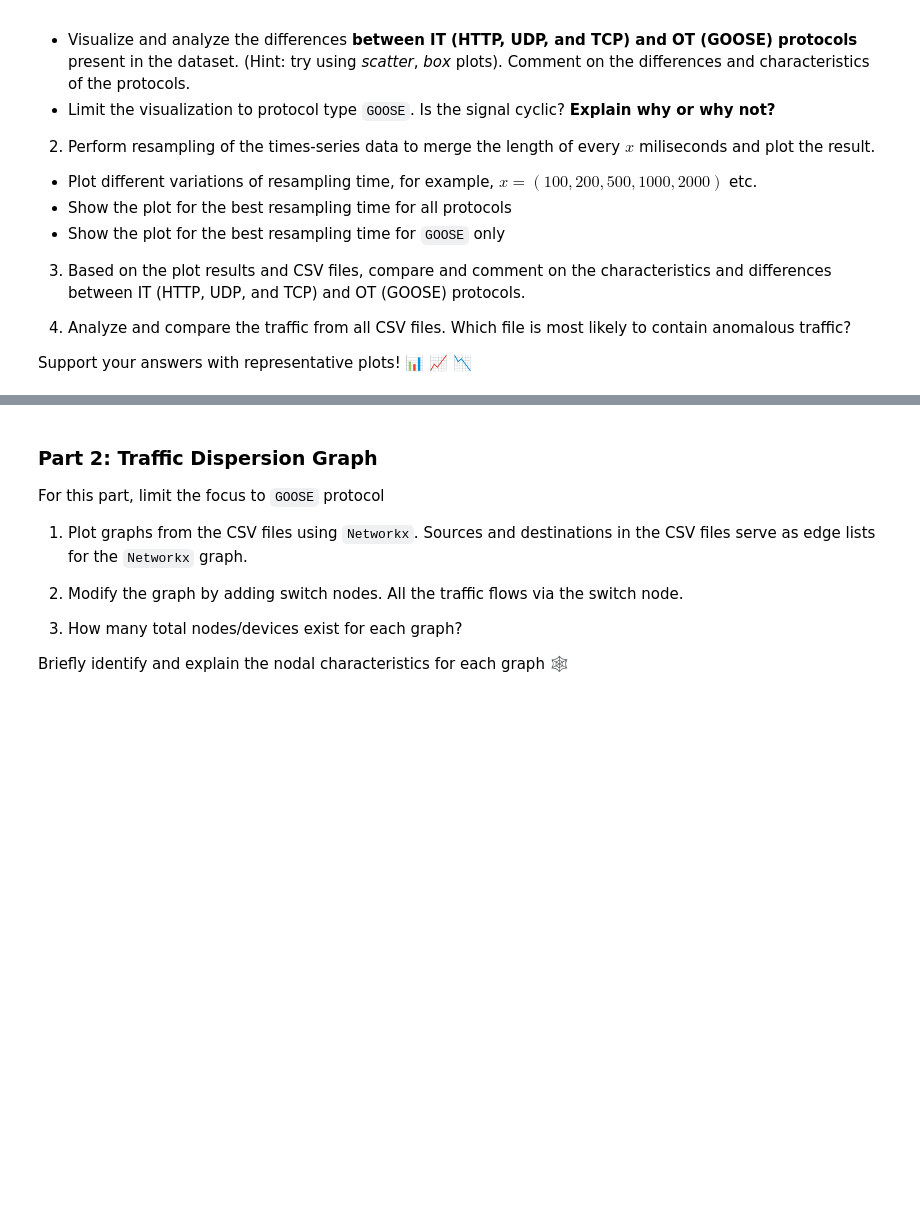
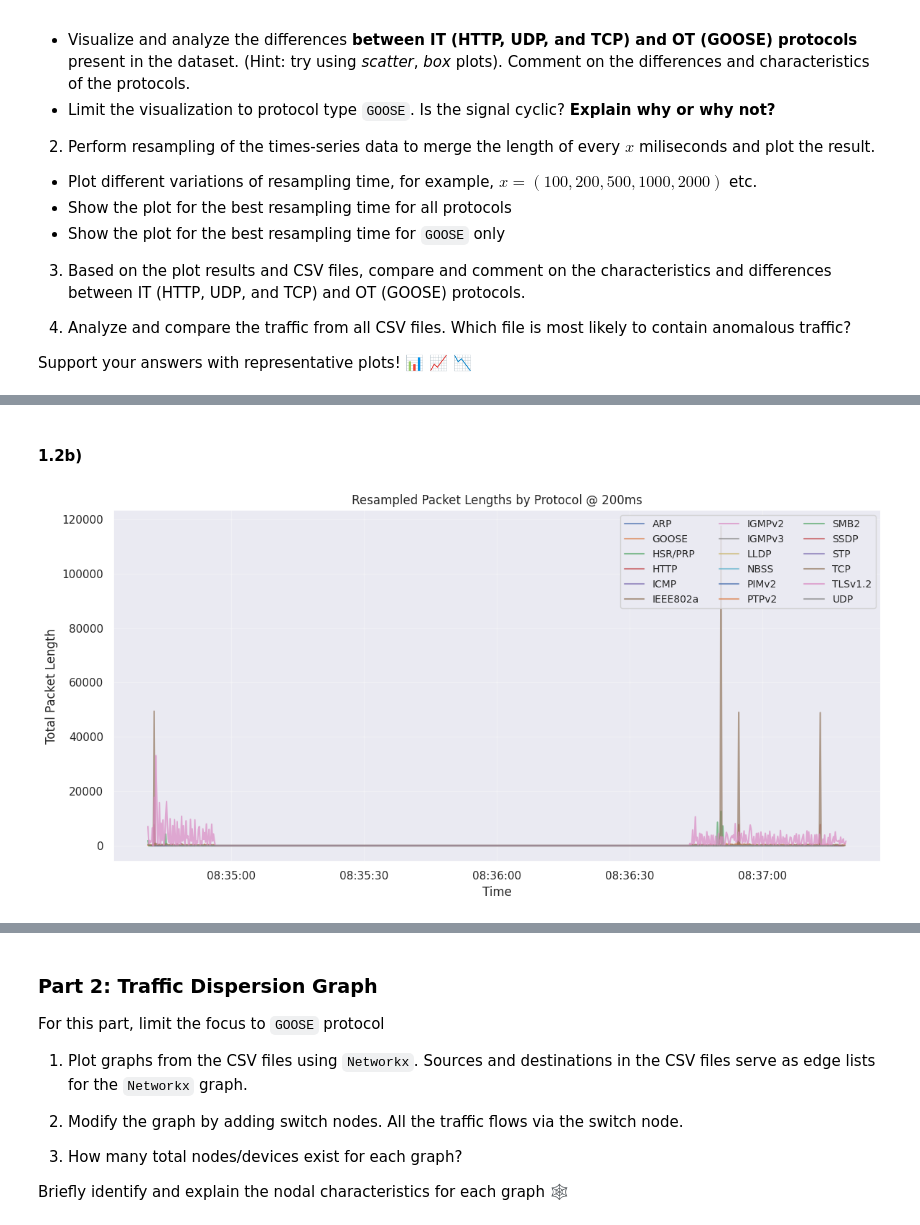
Before and after one commit to zn-a/CyberSec, a Jupyter notebook: Lab/Lab-4/Copy_of_Lab4_OT_traffic.ipynb, the cells around one changed output, grey strips where cells are left out. Saved outputs shown, nothing was run; the diff lists cells and outputs as text; code cells hidden in the pictures; blank space fills up the shorter version.

```diff
--- a/Lab/Lab-4/Copy_of_Lab4_OT_traffic.ipynb
+++ b/Lab/Lab-4/Copy_of_Lab4_OT_traffic.ipynb
@@ -237,0 +332,35 @@ Support your answers with representative plots! 📊 📈 📉
+# %% [markdown]
+#### 1.2b)
+# %%
+# Reload both datasets to include Protocols
+goose = pd.read_csv("dataset/goose.csv")
+normal = pd.read_csv("dataset/normal.csv")
+df_all = pd.concat([goose, normal], ignore_index=True)
+
+# Convert Time to datetime and set index
+df_all["Time"] = pd.to_datetime(df_all["Time"], errors="coerce")
+df_all = df_all.dropna(subset=["Time"])
+df_all = df_all.set_index("Time")
+
+# Filter valid protocols and resample every 200ms
+interval = "200ms"
+resampled = df_all.groupby("Protocol").resample(interval).sum(numeric_only=True).reset_index()
+
+# Plot
+plt.figure(figsize=(12, 6))
+for proto in resampled["Protocol"].unique():
+    subset = resampled[resampled["Protocol"] == proto]
+    plt.plot(subset["Time"], subset["Length"], label=proto, alpha=0.7)
+
+plt.title("Resampled Packet Lengths by Protocol @ 200ms")
+plt.xlabel("Time")
+plt.ylabel("Total Packet Length")
+plt.grid(True, alpha=0.3)
+plt.legend(loc="upper right", fontsize="small", ncol=3)
+plt.tight_layout()
+
+# Save
+plt.savefig("plots/part-1/resampling/resample-200ms-all-protocols.svg", format="svg")
+plt.show()
+# %% [output]
+[figure, added]
```
Also changed, not shown: parts of 11 cells of this notebook.
